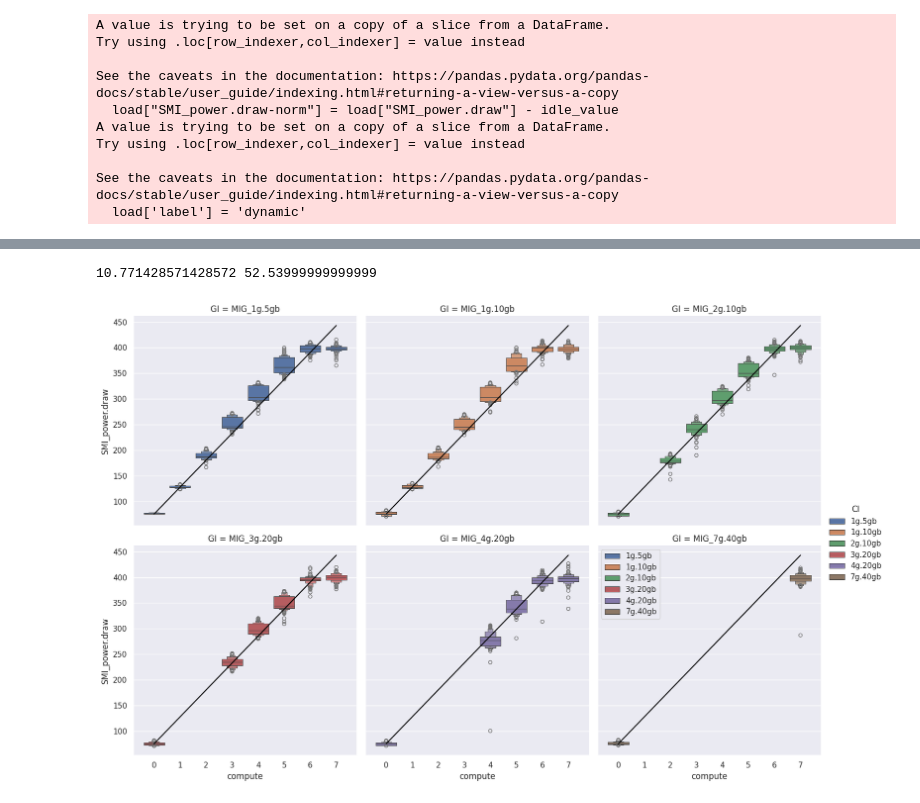
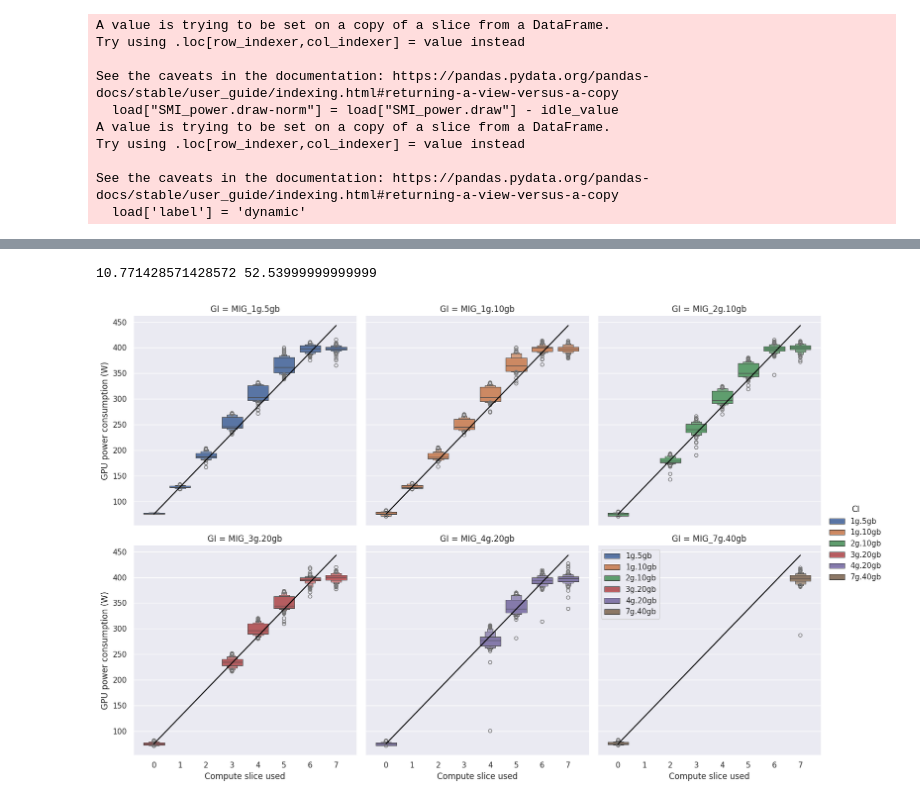
Before and after one commit to jacquetpi/cloud-gpu-manager, a Jupyter notebook: notebooks/mig-investig.ipynb, the cells around one changed output, grey strips where cells are left out. Drawn from its saved outputs; the diff is of its cells as text; code cells hidden in the pictures.

```diff
--- a/notebooks/mig-investig.ipynb
+++ b/notebooks/mig-investig.ipynb
@@ -120,17 +121,18 @@ g = sns.catplot(data=idle_and_load, y='domain', x="SMI_power.draw", kind="violin
 # %%
 static = idle_value / compute_total
 dynamic = (load_value - idle_value)
 print(static, dynamic)
 
 model = {'compute':[], 'value':[]}
 for i in range (8):
     model['compute'].append(i)
     model['value'].append(idle_value + (dynamic*i))
 model_df = pd.DataFrame.from_dict(model)
 
-fig = sns.catplot(data=dataset_domain_pure, x='compute', y='SMI_power.draw', hue='CI', kind="boxen", col='GI', col_wrap=3, sharey=True)
-for ax in fig.axes:
+g = sns.catplot(data=dataset_domain_pure, x='compute', y='SMI_power.draw', hue='CI', kind="boxen", col='GI', col_wrap=3, sharey=True)
+g.set_axis_labels("Compute slice used", "GPU power consumption (W)")
+for ax in g.axes:
     sns.lineplot(data=model_df, x="compute", y="value",ax=ax, color='black')
 # %% [output]
 10.771428571428572 52.53999999999999
-[figure, old version]
+[figure, new version]
```
Also changed, not shown: parts of 2 cells of this notebook, 1 other file.
